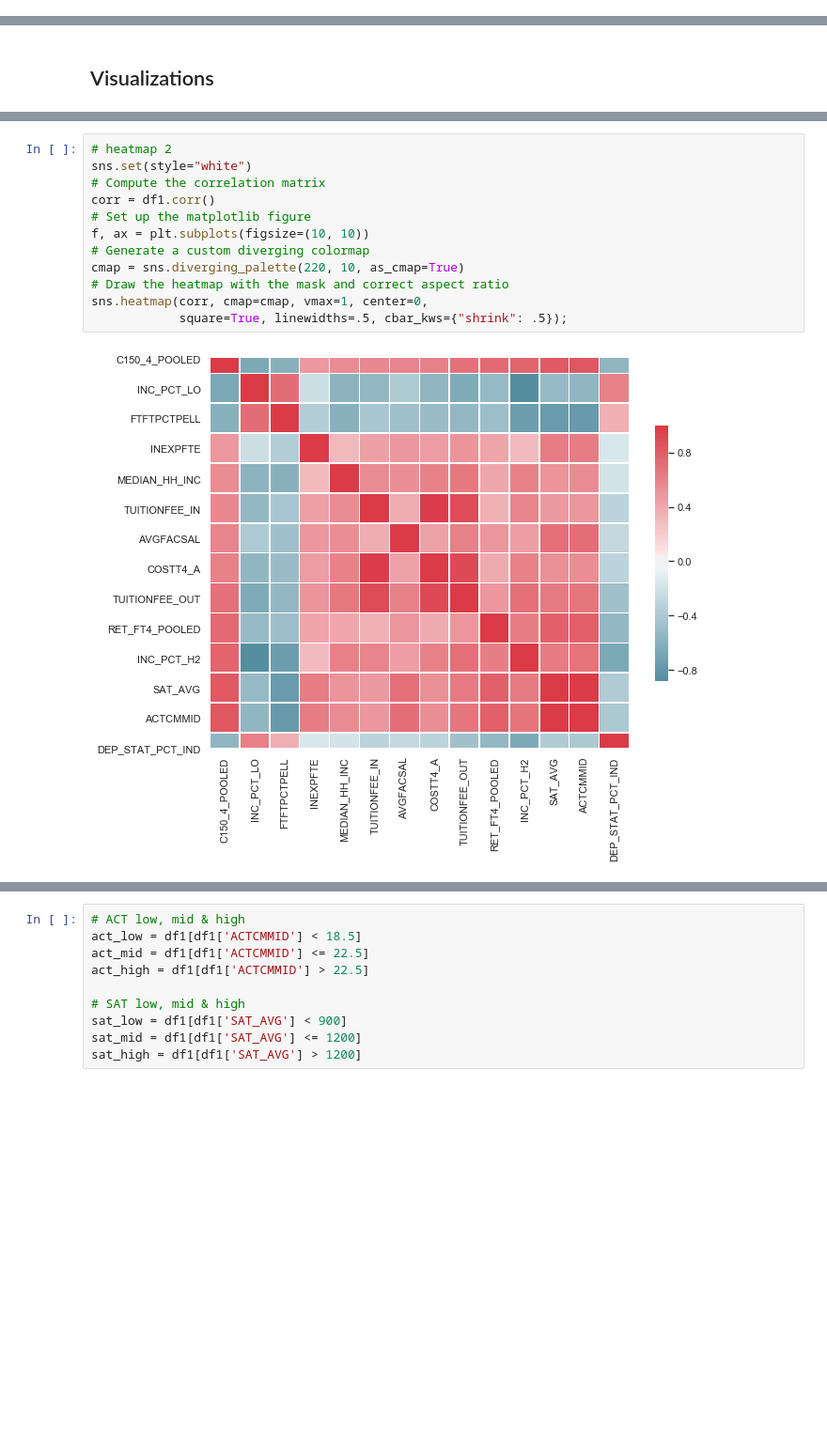
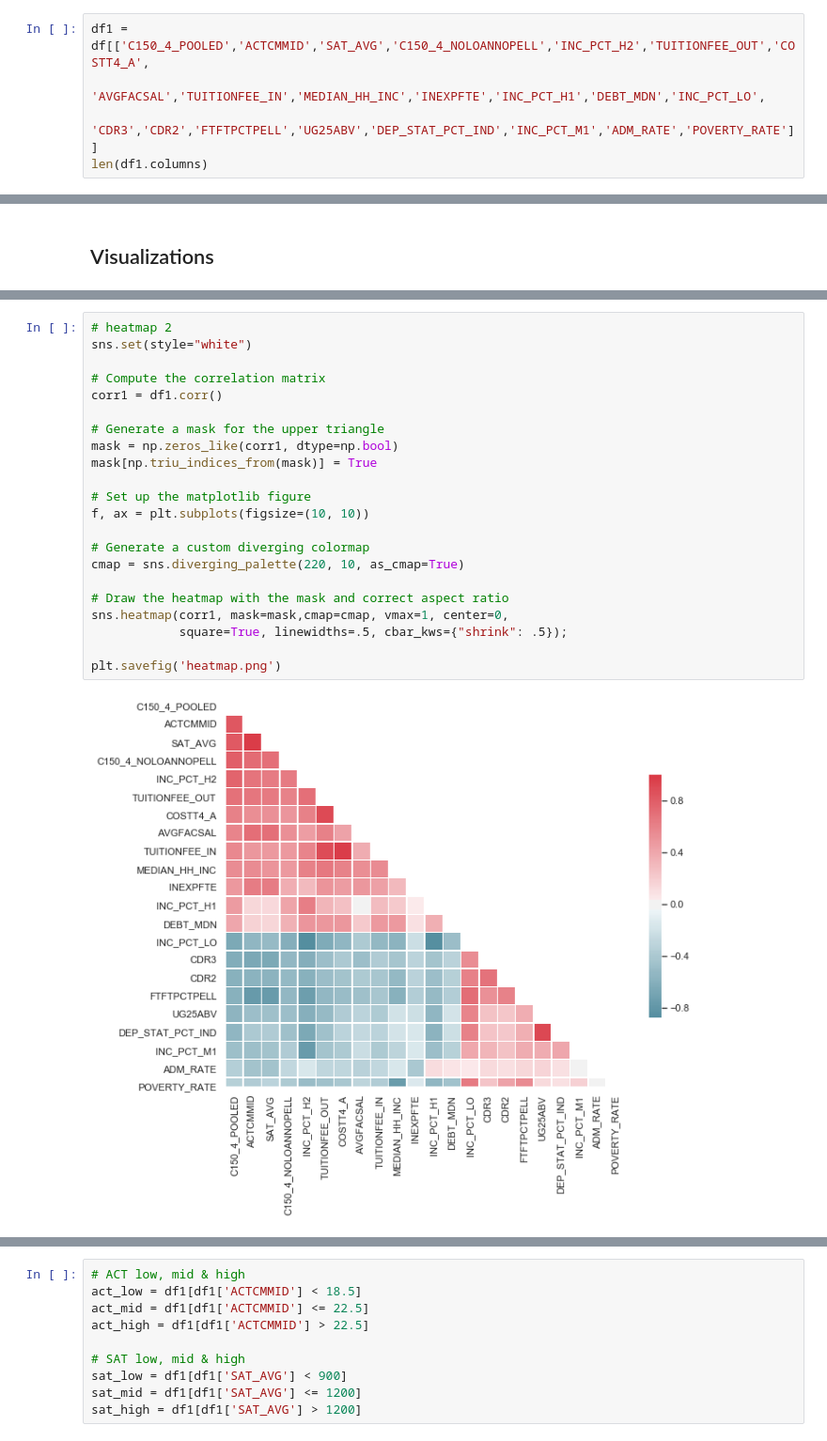
Before and after one commit to lcunningham24/Mod2Project, a Jupyter notebook: eda_visualizations_hypothesis.ipynb, the cells around one changed output, grey strips where cells are left out. Shown at 94% size. Cells and saved outputs as stored; diff of their text form; blank space fills up the shorter version.

```diff
--- a/eda_visualizations_hypothesis.ipynb
+++ b/eda_visualizations_hypothesis.ipynb
@@ -46,0 +48,5 @@ df1 = df[['C150_4_POOLED','INC_PCT_LO','FTFTPCTPELL','INEXPFTE','MEDIAN_HH_INC',
+# %%
+df1 = df[['C150_4_POOLED','ACTCMMID','SAT_AVG','C150_4_NOLOANNOPELL','INC_PCT_H2','TUITIONFEE_OUT','COSTT4_A',
+              'AVGFACSAL','TUITIONFEE_IN','MEDIAN_HH_INC','INEXPFTE','INC_PCT_H1','DEBT_MDN','INC_PCT_LO',
+              'CDR3','CDR2','FTFTPCTPELL','UG25ABV','DEP_STAT_PCT_IND','INC_PCT_M1','ADM_RATE','POVERTY_RATE']]
+len(df1.columns)
@@ -82,17 +91,27 @@ sns.heatmap(corr, cmap=cmap, vmax=1, center=0,
 # %%
 # heatmap 2
 sns.set(style="white")
+
 # Compute the correlation matrix
-corr = df1.corr()
+corr1 = df1.corr()
+
+# Generate a mask for the upper triangle
+mask = np.zeros_like(corr1, dtype=np.bool)
+mask[np.triu_indices_from(mask)] = True
+
 # Set up the matplotlib figure
 f, ax = plt.subplots(figsize=(10, 10))
+
 # Generate a custom diverging colormap
 cmap = sns.diverging_palette(220, 10, as_cmap=True)
+
 # Draw the heatmap with the mask and correct aspect ratio
-sns.heatmap(corr, cmap=cmap, vmax=1, center=0,
+sns.heatmap(corr1, mask=mask,cmap=cmap, vmax=1, center=0,
             square=True, linewidths=.5, cbar_kws={"shrink": .5});
+
+plt.savefig('heatmap.png')
 # %% [output]
-[figure, old version]
+[figure, new version]
 # %%
 # scatterplots of testing scores vs college completion rate
 fig, ax = plt.subplots()
```
Also changed, not shown: parts of 27 cells of this notebook, 1 other file.
